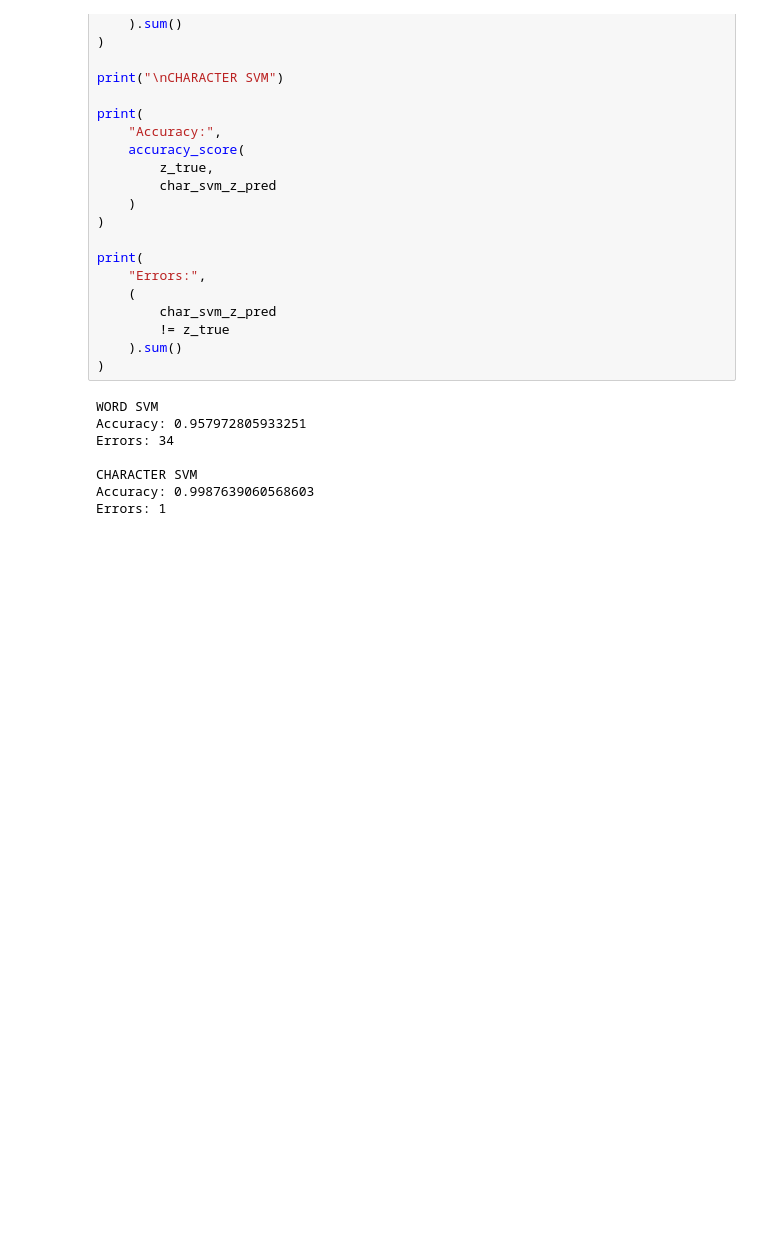
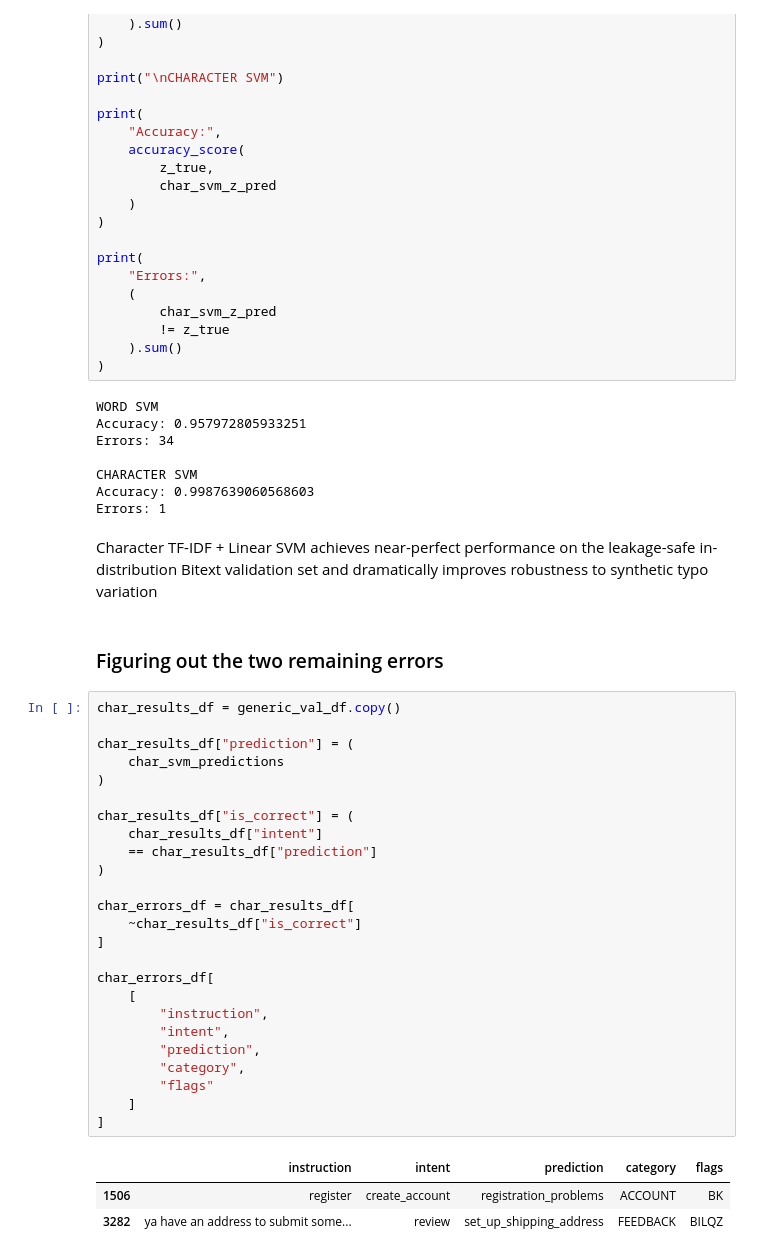
Before and after one commit to ribhupramanik/ResolveAI, a Jupyter notebook: notebooks/02_baseline_models.ipynb, the cells around one changed output. Cells and saved outputs as stored; diff of their text form; blank space fills up the shorter version.

```diff
--- a/notebooks/02_baseline_models.ipynb
+++ b/notebooks/02_baseline_models.ipynb
@@ -1363,3 +1363,36 @@ Errors: 34
 CHARACTER SVM
 Accuracy: 0.9987639060568603
 Errors: 1
+# %% [markdown]
+Character TF-IDF + Linear SVM achieves near-perfect performance on the leakage-safe in-distribution Bitext validation set and dramatically improves robustness to synthetic typo variation
+# %% [markdown]
+### Figuring out the two remaining errors
+# %%
+char_results_df = generic_val_df.copy()
+
+char_results_df["prediction"] = (
+    char_svm_predictions
+)
+
+char_results_df["is_correct"] = (
+    char_results_df["intent"]
+    == char_results_df["prediction"]
+)
+
+char_errors_df = char_results_df[
+    ~char_results_df["is_correct"]
+]
+
+char_errors_df[
+    [
+        "instruction",
+        "intent",
+        "prediction",
+        "category",
+        "flags"
+    ]
+]
+# %% [output]
+|  | instruction | intent | prediction | category | flags |
+| 1506 | register | create_account | registration_problems | ACCOUNT | BK |
+| 3282 | ya have an address to submit some... | review | set_up_shipping_address | FEEDBACK | BILQZ |
```
Also changed, not shown: parts of 6 cells of this notebook.
